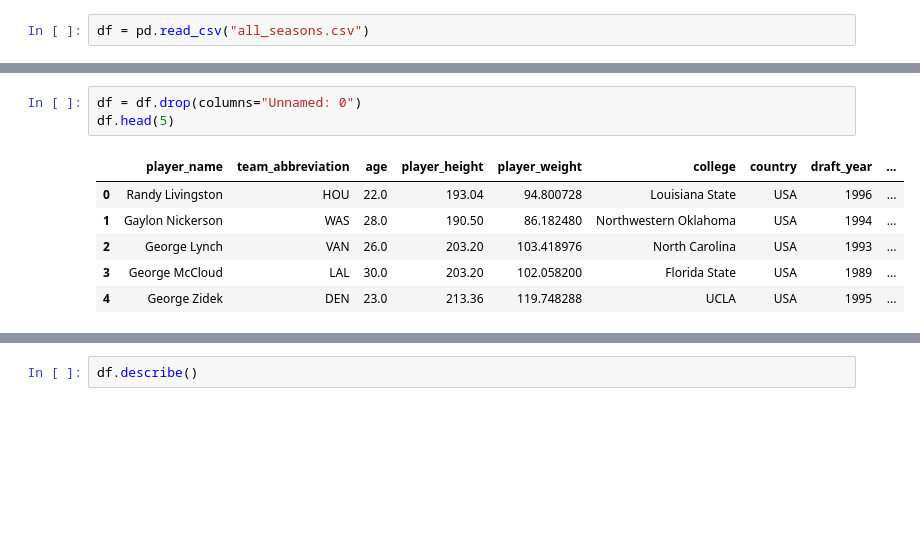
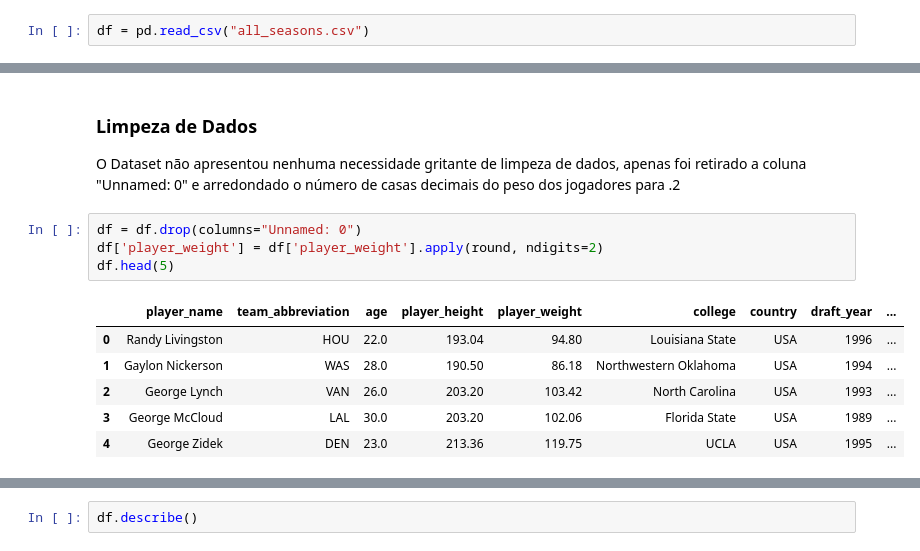
Before and after one commit to geovatatsuga/icd, a Jupyter notebook: main.ipynb, the cells around one changed output, grey strips where cells are left out. Saved outputs shown, nothing was run; the diff lists cells and outputs as text; blank space fills up the shorter version.

```diff
--- a/main.ipynb
+++ b/main.ipynb
@@ -8,10 +43,15 @@ df = pd.read_csv("all_seasons.csv")
+# %% [markdown]
+### Limpeza de Dados
+
+O Dataset não apresentou nenhuma necessidade gritante de limpeza de dados, apenas foi retirado a coluna "Unnamed: 0" e arredondado o número de casas decimais do peso dos jogadores para .2
 # %%
 df = df.drop(columns="Unnamed: 0")
+df['player_weight'] = df['player_weight'].apply(round, ndigits=2)
 df.head(5)
 # %% [output]
 |  | player_name | team_abbreviation | age | player_height | player_weight | college | country | draft_year | ... |
-| 0 | Randy Livingston | HOU | 22.0 | 193.04 | 94.800728 | Louisiana State | USA | 1996 | ... |
-| 1 | Gaylon Nickerson | WAS | 28.0 | 190.50 | 86.182480 | Northwestern Oklahoma | USA | 1994 | ... |
-| 2 | George Lynch | VAN | 26.0 | 203.20 | 103.418976 | North Carolina | USA | 1993 | ... |
-| 3 | George McCloud | LAL | 30.0 | 203.20 | 102.058200 | Florida State | USA | 1989 | ... |
-| 4 | George Zidek | DEN | 23.0 | 213.36 | 119.748288 | UCLA | USA | 1995 | ... |
+| 0 | Randy Livingston | HOU | 22.0 | 193.04 | 94.80 | Louisiana State | USA | 1996 | ... |
+| 1 | Gaylon Nickerson | WAS | 28.0 | 190.50 | 86.18 | Northwestern Oklahoma | USA | 1994 | ... |
+| 2 | George Lynch | VAN | 26.0 | 203.20 | 103.42 | North Carolina | USA | 1993 | ... |
+| 3 | George McCloud | LAL | 30.0 | 203.20 | 102.06 | Florida State | USA | 1989 | ... |
+| 4 | George Zidek | DEN | 23.0 | 213.36 | 119.75 | UCLA | USA | 1995 | ... |
```
Also changed, not shown: parts of 11 cells of this notebook.
